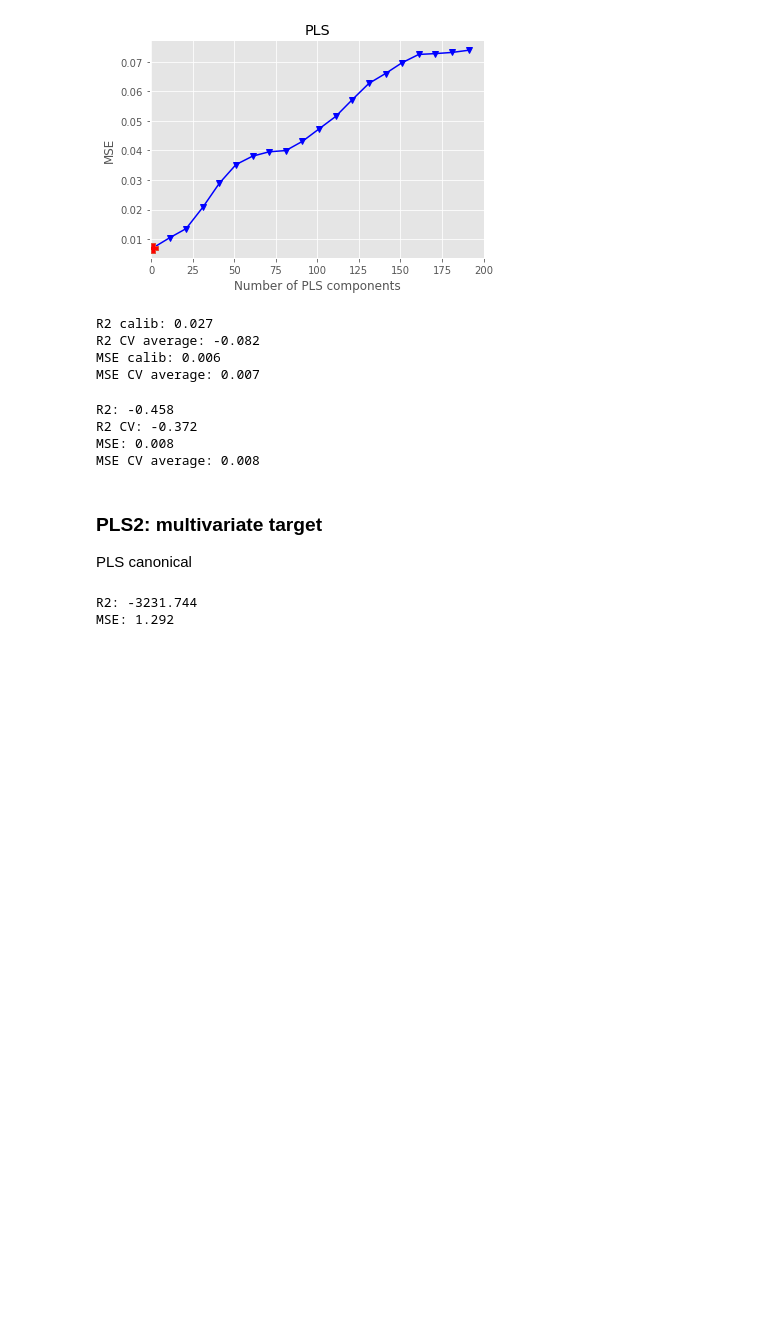
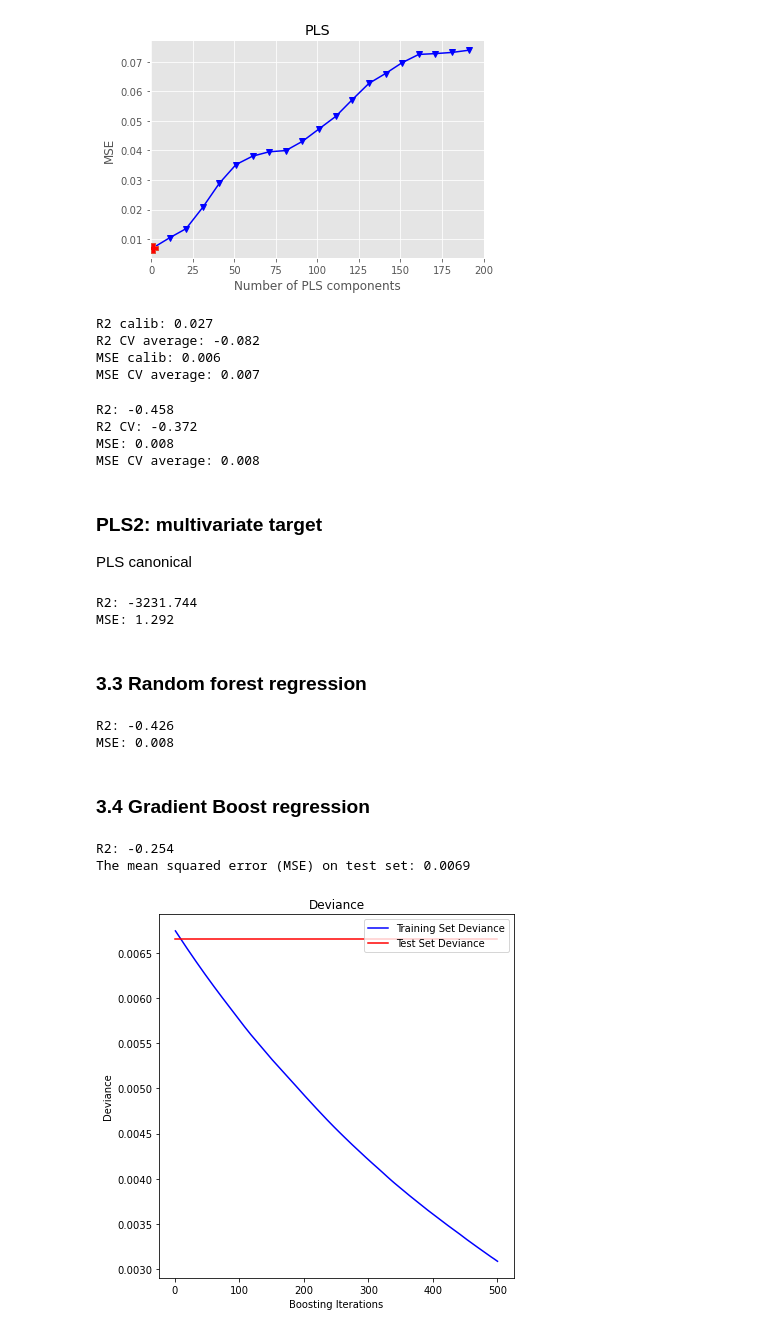
Before and after one commit to opsabarsec/African-soil-chemistry, a Jupyter notebook: afsis-soil-chem-MODEL.ipynb, the cells around one changed output. Drawn from its saved outputs; the diff is of its cells as text; code cells hidden in the pictures; blank space fills up the shorter version.

Commit message:
several regressions tested

```diff
--- a/afsis-soil-chem-MODEL.ipynb
+++ b/afsis-soil-chem-MODEL.ipynb
@@ -394,3 +396,68 @@ print('MSE: %5.3f' % plsca_mse_c)
 # %% [output]
 R2: -3231.744
 MSE: 1.292
+# %% [markdown]
+### 3.3 Random forest regression
+# %%
+
+X2, y2 = make_regression(n_features=len(wavelenghts), n_informative=150,random_state=0, shuffle=False)
+
+rf = RandomForestRegressor(max_depth=20, random_state=42)
+rf.fit(X2_train, y2_train)
+y_pred_rf = regr.predict(X2_test)#.reshape(1, 1))
+
+# Calculate scores for calibration and cross-validation
+rf_score_c = r2_score(y2_test, y_pred_rf)
+
+# Calculate mean squared error for calibration and cross validation
+rf_mse_c = mean_squared_error(y2_test, y_pred_rf)
+
+print('R2: %5.3f'  % rf_score_c)
+
+print('MSE: %5.3f' % rf_mse_c)
+# %% [output]
+R2: -0.426
+MSE: 0.008
+# %% [markdown]
+### 3.4 Gradient Boost regression
+# %%
+params = {'n_estimators': 500,
+          'max_depth': 10,
+          'min_samples_split': 5,
+          'learning_rate': 0.001,
+          'loss': 'ls'}
+
+GBreg = GradientBoostingRegressor(**params)
+GBreg.fit(X2_train, y2_train)
+
+y_pred_gb = GBreg.predict(X2_test)
+
+xg_score_c = r2_score(y2_test, y_pred_gb)
+
+mse = mean_squared_error(y2_test, y_pred_gb)
+
+print('R2: %5.3f'  % xg_score_c)
+
+print("The mean squared error (MSE) on test set: {:.4f}".format(mse))
+# %% [output]
+R2: -0.254
+The mean squared error (MSE) on test set: 0.0069
+# %%
+test_score = np.zeros((params['n_estimators'],), dtype=np.float64)
+for i, y_pred in enumerate(GBreg.staged_predict(X2_test)):
+    test_score[i] = GBreg.loss_(y2_test, y_pred_gb)
+
+fig = plt.figure(figsize=(6, 6))
+plt.subplot(1, 1, 1)
+plt.title('Deviance')
+plt.plot(np.arange(params['n_estimators']) + 1, GBreg.train_score_, 'b-',
+         label='Training Set Deviance')
+plt.plot(np.arange(params['n_estimators']) + 1, test_score, 'r-',
+         label='Test Set Deviance')
+plt.legend(loc='upper right')
+plt.xlabel('Boosting Iterations')
+plt.ylabel('Deviance')
+fig.tight_layout()
+plt.show()
+# %% [output]
+[figure, added]
```
Also changed, not shown: parts of 1 cell of this notebook, 1 other file.
